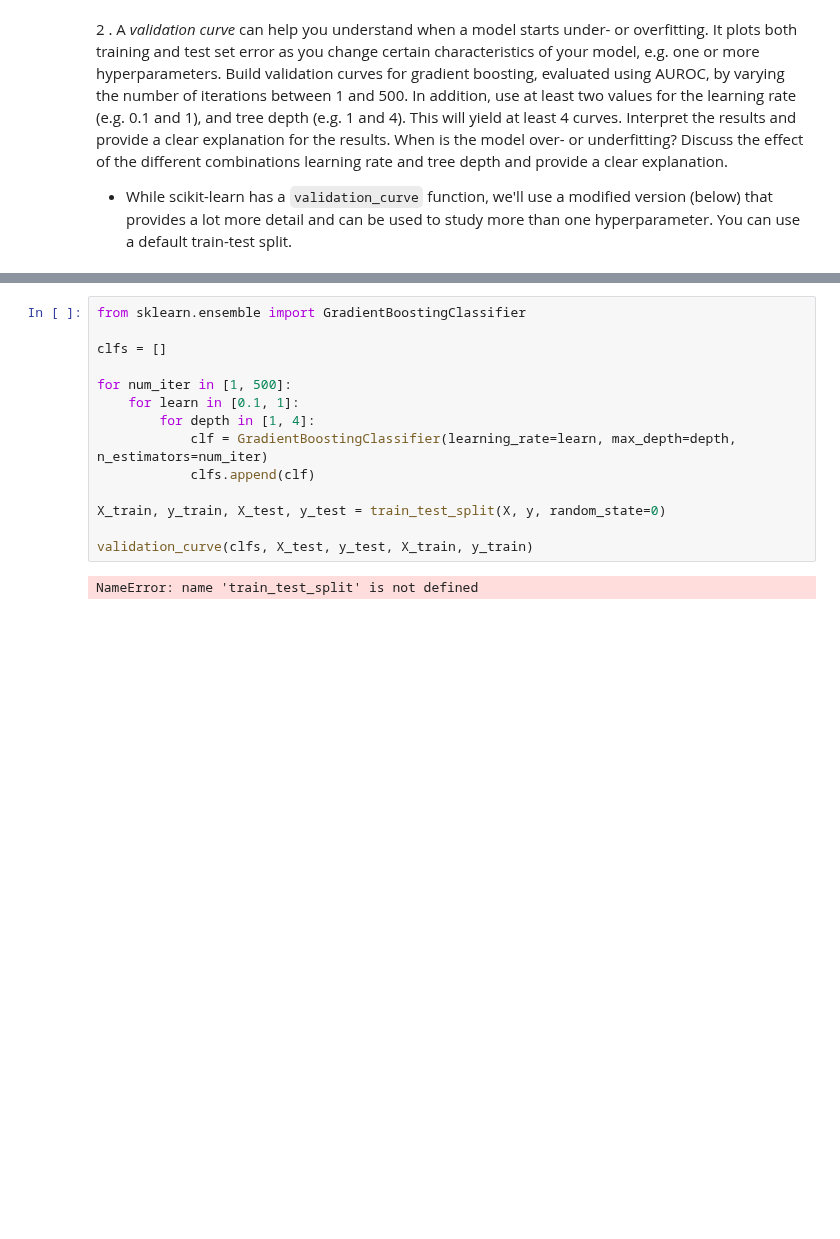
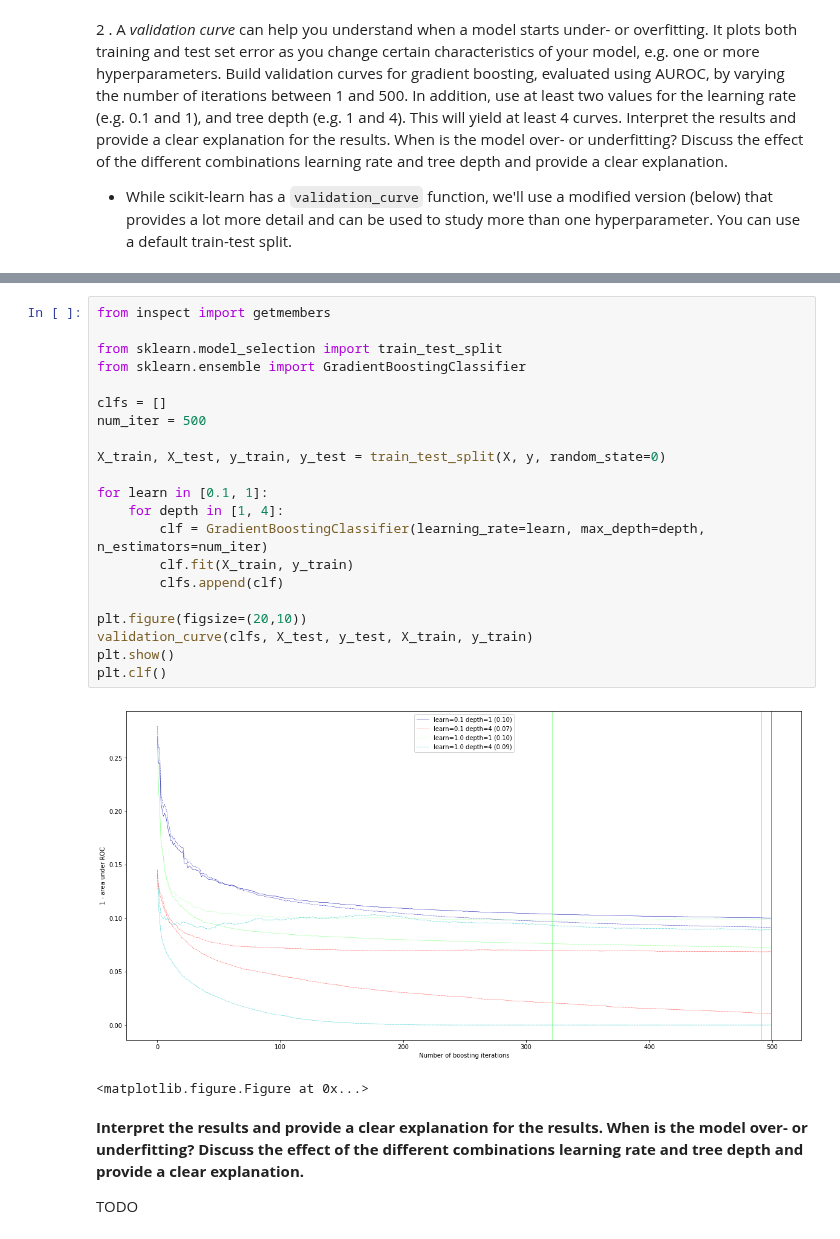
Before and after one commit to Mesoptier/ML-course, a Jupyter notebook: Assignment 1.ipynb, the cells around one changed output, grey strips where cells are left out. Saved outputs shown, nothing was run; the diff lists cells and outputs as text; blank space fills up the shorter version.

Commit message:
Render validation curves at 3.2

```diff
--- a/Assignment 1.ipynb
+++ b/Assignment 1.ipynb
@@ -833,18 +835,30 @@ def validation_curve(clfs, X_test, y_test, X_train, y_train):
 
     plt.legend(loc='best')
 # %%
+from inspect import getmembers
+
+from sklearn.model_selection import train_test_split
 from sklearn.ensemble import GradientBoostingClassifier
 
 clfs = []
+num_iter = 500
 
-for num_iter in [1, 500]:
-    for learn in [0.1, 1]:
-        for depth in [1, 4]:
-            clf = GradientBoostingClassifier(learning_rate=learn, max_depth=depth, n_estimators=num_iter)
-            clfs.append(clf)
+X_train, X_test, y_train, y_test = train_test_split(X, y, random_state=0)
 
-X_train, y_train, X_test, y_test = train_test_split(X, y, random_state=0)
+for learn in [0.1, 1]:
+    for depth in [1, 4]:
+        clf = GradientBoostingClassifier(learning_rate=learn, max_depth=depth, n_estimators=num_iter)
+        clf.fit(X_train, y_train)
+        clfs.append(clf)
 
+plt.figure(figsize=(20,10))
 validation_curve(clfs, X_test, y_test, X_train, y_train)
+plt.show()
+plt.clf()
 # %% [output]
+[figure, added]
-NameError: name 'train_test_split' is not defined
+<matplotlib.figure.Figure at 0x...>
+# %% [markdown]
+**Interpret the results and provide a clear explanation for the results. When is the model over- or underfitting? Discuss the effect of the different combinations learning rate and tree depth and provide a clear explanation.**
+
+TODO
```
Also changed, not shown: parts of 1 cell of this notebook.
